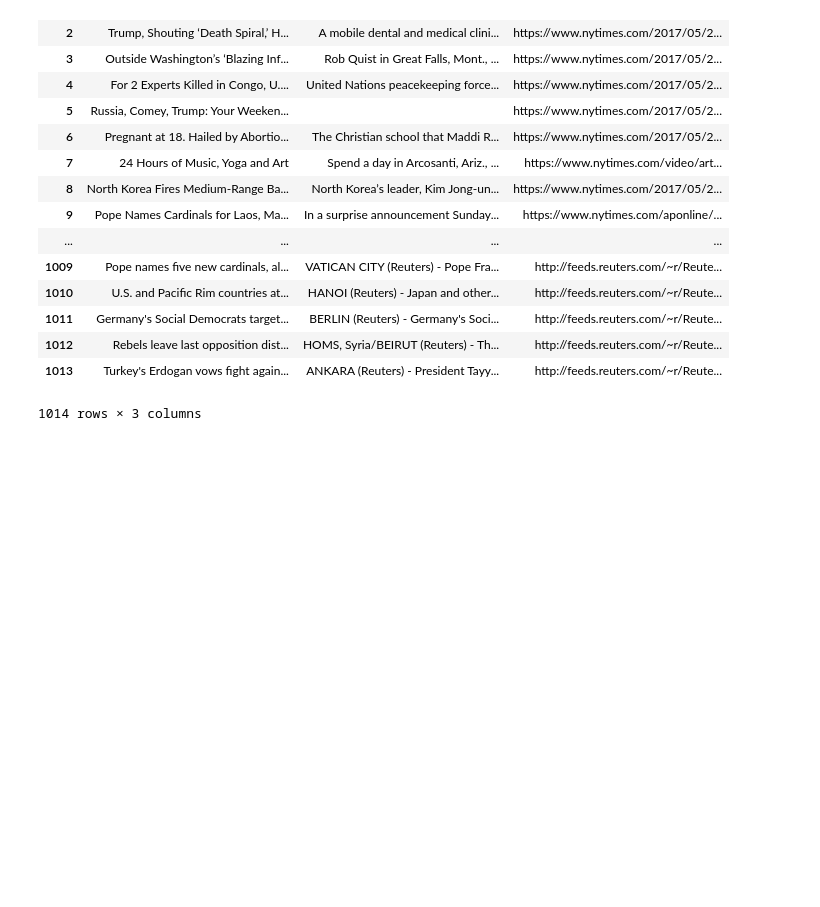
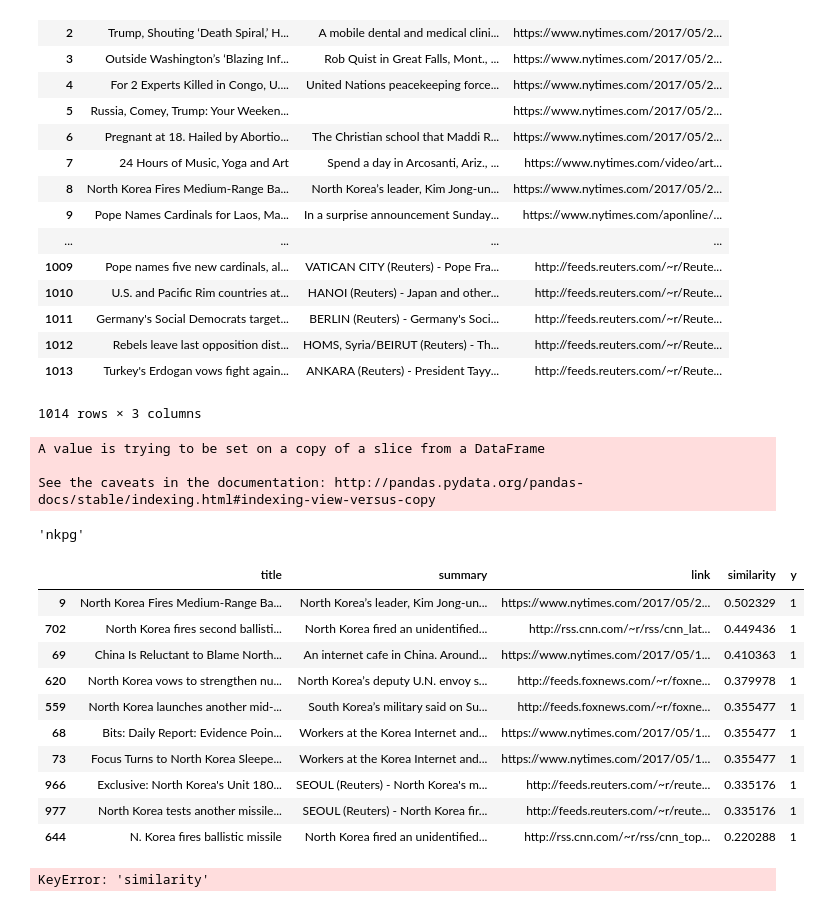
Before and after one commit to kimyenn/ExpeditionHacks, a Jupyter notebook: Data Analysis & Modeling.ipynb, the cells around one changed output. Drawn from its saved outputs; the diff is of its cells as text; code cells hidden in the pictures; blank space fills up the shorter version.

```diff
--- a/Data Analysis & Modeling.ipynb
+++ b/Data Analysis & Modeling.ipynb
@@ -399,10 +411,6 @@ preds[0]
 0
 # %%
 import cPickle as pickle
-# %%
-ice_director_nb = pickle.dumps(ice_director_nb)
-md_syria_nb = pickle.dumps(md_syria_nb)
-nkpg_nb = pickle.dumps(nkpg_nb)
 # %%
 with open('models/count_vectorizer.pkl', 'w') as f:
     pickle.dump(count_vectorizer, f)
@@ -558,0 +603,16 @@ test_df
+# %%
+advisor = 'nkpg'
+with open('models/count_vectorizer.pkl') as f:
+    count_vectorizer = pickle.load(f)
+    news_feeds = feedReader()
+    news_df = format_df_one(news_feeds, advisor)
+# %%
+ftest = predict(news_df, advisor)
+# %% [output]
+A value is trying to be set on a copy of a slice from a DataFrame
+
+See the caveats in the documentation: http://pandas.pydata.org/pandas-docs/stable/indexing.html#indexing-view-versus-copy
+# %%
+advisor
+# %% [output]
+'nkpg'
@@ -558,0 +621,21 @@ test_df
+# %%
+ftest
+# %% [output]
+|  | title | summary | link | similarity | y |
+| 9 | North Korea Fires Medium-Range Ba... | North Korea’s leader, Kim Jong-un... | https://www.nytimes.com/2017/05/2... | 0.502329 | 1 |
+| 702 | North Korea fires second ballisti... | North Korea fired an unidentified... | http://rss.cnn.com/~r/rss/cnn_lat... | 0.449436 | 1 |
+| 69 | China Is Reluctant to Blame North... | An internet cafe in China. Around... | https://www.nytimes.com/2017/05/1... | 0.410363 | 1 |
+| 620 | North Korea vows to strengthen nu... | North Korea’s deputy U.N. envoy s... | http://feeds.foxnews.com/~r/foxne... | 0.379978 | 1 |
+| 559 | North Korea launches another mid-... | South Korea’s military said on Su... | http://feeds.foxnews.com/~r/foxne... | 0.355477 | 1 |
+| 68 | Bits: Daily Report: Evidence Poin... | Workers at the Korea Internet and... | https://www.nytimes.com/2017/05/1... | 0.355477 | 1 |
+| 73 | Focus Turns to North Korea Sleepe... | Workers at the Korea Internet and... | https://www.nytimes.com/2017/05/1... | 0.355477 | 1 |
+| 966 | Exclusive: North Korea's Unit 180... | SEOUL (Reuters) - North Korea's m... | http://feeds.reuters.com/~r/reute... | 0.335176 | 1 |
+| 977 | North Korea tests another missile... | SEOUL (Reuters) - North Korea fir... | http://feeds.reuters.com/~r/reute... | 0.335176 | 1 |
+| 644 | N. Korea fires ballistic missile | North Korea fired an unidentified... | http://rss.cnn.com/~r/rss/cnn_top... | 0.220288 | 1 |
+# %%
+limit=10
+df.drop_duplicates(subset='title')
+df.sort_values('similarity', inplace=True, ascending=False)
+df = df.iloc[:limit,]
+# %% [output]
+KeyError: 'similarity'
```
Also changed, not shown: parts of 5 cells of this notebook, 4 other files.
